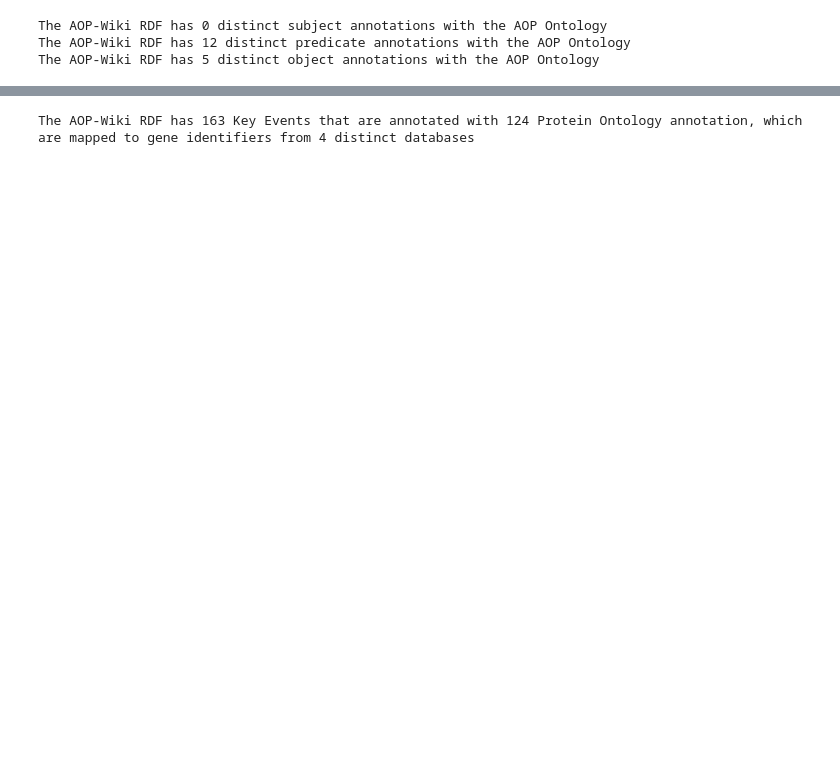
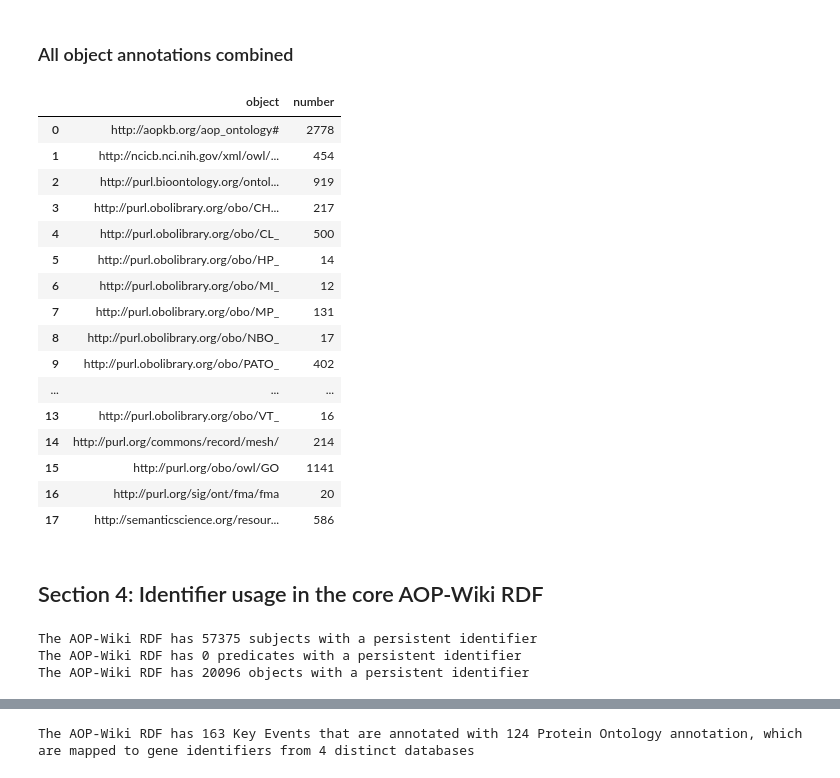
Before and after one commit to marvinm2/AOPWikiRDF, a Jupyter notebook: AOP-Wiki_stats.ipynb, the cells around one changed output, grey strips where cells are left out. Saved outputs shown, nothing was run; the diff lists cells and outputs as text; code cells hidden in the pictures; blank space fills up the shorter version.

```diff
--- a/AOP-Wiki_stats.ipynb
+++ b/AOP-Wiki_stats.ipynb
@@ -39,5 +51,6 @@ def intersection(lst1, lst2):
     lst3 = [value for value in lst1 if value in lst2]
     return lst3
 # %%
-AOPWikiSPARQL = SPARQLWrapper("http://localhost:8890/sparql/")
+AOPWikiSPARQL = SPARQLWrapper("http://aopwiki-rdf.prod.openrisknet.org/sparql/")
 AOPWikiSPARQL.setReturnFormat(JSON)
+#core ontologies
@@ -55,6 +75,5 @@ The AOP-Wiki RDF has 98557 triples
 # %%
-l = ['subject','predicate','object']
-for item in l:
+for item in triple:
     sparqlquery = '''select (COUNT(distinct ?''' + item + ''') as ?Entity)  where {?subject ?predicate ?object}'''
     AOPWikiSPARQL.setQuery(sparqlquery)
     results = AOPWikiSPARQL.query().convert()
@@ -84,0 +121,10 @@ The AOP-Wiki RDF has 2739 objects with the AOP Ontology
+# %%
+for item in coretypes:
+    sparqlquery = '''select (COUNT(DISTINCT ?subject) as ?Entity)  where {?subject a ''' + item + '''.}'''
+    AOPWikiSPARQL.setQuery(sparqlquery)
+    results = AOPWikiSPARQL.query().convert()
+
+    for result in results["results"]["bindings"]:
+        x = result["Entity"]["value"]
+
+    print("The AOP-Wiki RDF has " + str(x) + " Subjects of type: " + item)
@@ -84,0 +247,26 @@ The AOP-Wiki RDF has 2739 objects with the AOP Ontology
+# %%
+objectdict = {}
+for item in coretypes:
+    objects = pd.DataFrame(columns=['object','# of times used'])
+    print("objects for triples of "+item+" subjects")
+    for onto in ontologies:
+        n=0
+        sparqlquery = '''select (COUNT(?object) as ?Entity)  where {?subject ?predicate ?object; a '''+item+'''. FILTER regex(?object, "'''+onto+'''")}'''
+        AOPWikiSPARQL.setQuery(sparqlquery)
+        results = AOPWikiSPARQL.query().convert()
+
+        for result in results["results"]["bindings"]:
+            n+=int(result["Entity"]["value"])
+
+
+        if n != 0:
+            objects = objects.append({
+                '# of times used' : n,
+                'object' : onto,
+               # 'Chemical': result["Chemical"]["value"] if ('Chemical' in result'),
+            }, ignore_index=True)
+            if not onto in objectdict:
+                objectdict[onto] = n
+            else:
+                objectdict[onto] += n
+    display(objects.sort_values(by=['object']).reset_index(drop=True))
@@ -85,15 +326,39 @@ The AOP-Wiki RDF has 2739 objects with the AOP Ontology
+# %% [markdown]
+### All object annotations combined
+# %%
+objectdf = pd.DataFrame(list(objectdict.items()), columns=['object', 'number']).sort_values(by=['object']).reset_index(drop=True)
+display(objectdf)
+# %% [output]
+|  | object | number |
+| 0 | http://aopkb.org/aop_ontology# | 2778 |
+| 1 | http://ncicb.nci.nih.gov/xml/owl/... | 454 |
+| 2 | http://purl.bioontology.org/ontol... | 919 |
+| 3 | http://purl.obolibrary.org/obo/CH... | 217 |
+| 4 | http://purl.obolibrary.org/obo/CL_ | 500 |
+| 5 | http://purl.obolibrary.org/obo/HP_ | 14 |
+| 6 | http://purl.obolibrary.org/obo/MI_ | 12 |
+| 7 | http://purl.obolibrary.org/obo/MP_ | 131 |
+| 8 | http://purl.obolibrary.org/obo/NBO_ | 17 |
+| 9 | http://purl.obolibrary.org/obo/PATO_ | 402 |
+| ... | ... | ... |
+| 13 | http://purl.obolibrary.org/obo/VT_ | 16 |
+| 14 | http://purl.org/commons/record/mesh/ | 214 |
+| 15 | http://purl.org/obo/owl/GO | 1141 |
+| 16 | http://purl.org/sig/ont/fma/fma | 20 |
+| 17 | http://semanticscience.org/resour... | 586 |
+# %% [markdown]
+## Section 4: Identifier usage in the core AOP-Wiki RDF
 # %%
-l = ['subject','predicate','object']
-for item in l:
-    sparqlquery = '''select (COUNT(DISTINCT ?''' + item + ''') as ?Entity)  where {?subject ?predicate ?object. FILTER regex(?''' + item + ''', "http://aopkb.org/aop_ontology#")}'''
+for item in triple:
+    sparqlquery = '''select (COUNT(?''' + item + ''') as ?Entity)  where {?subject ?predicate ?object. FILTER regex(?''' + item + ''', "http://identifiers.org/")}'''
     AOPWikiSPARQL.setQuery(sparqlquery)
     results = AOPWikiSPARQL.query().convert()
 
     for result in results["results"]["bindings"]:
         x = result["Entity"]["value"]
 
-    print("The AOP-Wiki RDF has " + str(x) + " distinct " + item + " annotations with the AOP Ontology")
+    print("The AOP-Wiki RDF has " + str(x) + " " + item + "s with a persistent identifier")
 # %% [output]
-The AOP-Wiki RDF has 0 distinct subject annotations with the AOP Ontology
-The AOP-Wiki RDF has 12 distinct predicate annotations with the AOP Ontology
-The AOP-Wiki RDF has 5 distinct object annotations with the AOP Ontology
+The AOP-Wiki RDF has 57375 subjects with a persistent identifier
+The AOP-Wiki RDF has 0 predicates with a persistent identifier
+The AOP-Wiki RDF has 20096 objects with a persistent identifier
```
Also changed, not shown: parts of 31 cells of this notebook.
